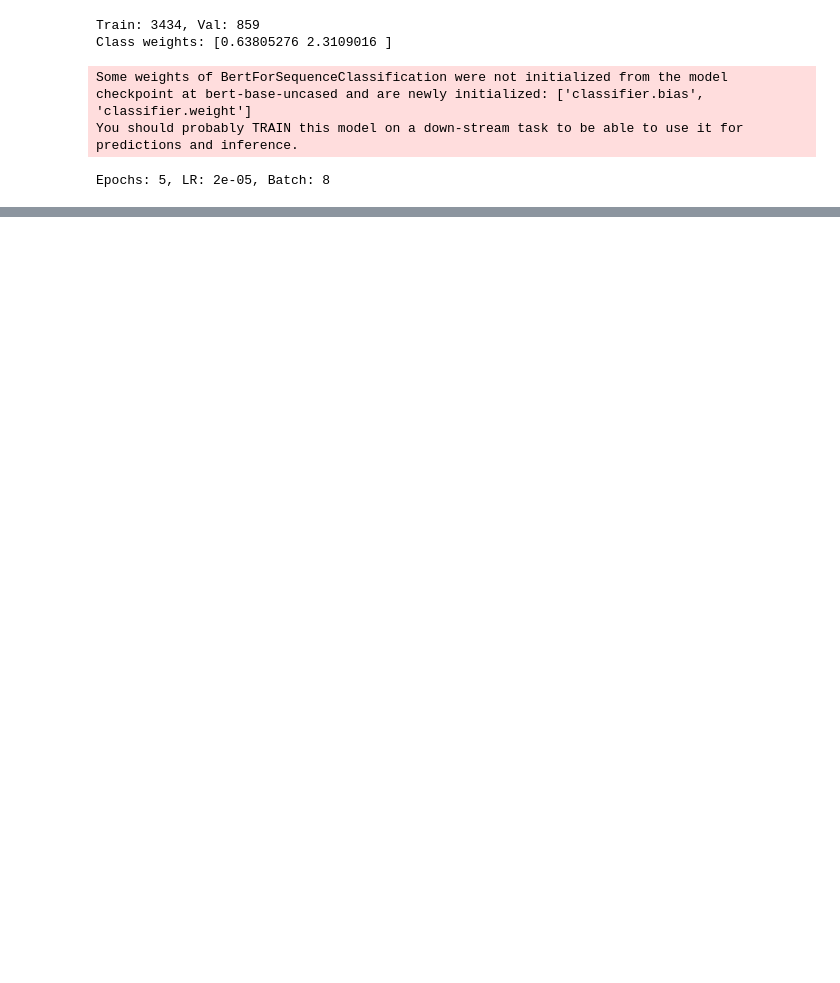
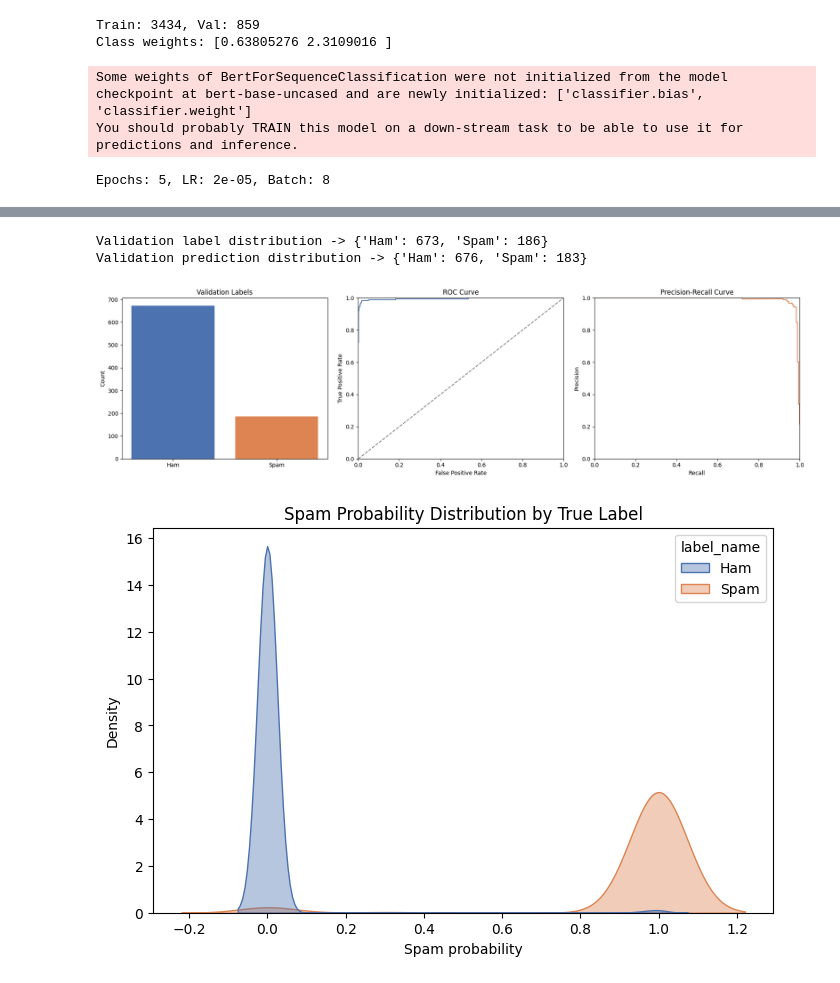
Before and after one commit to 1DeepakSrinivas/CSC4850-ML, a Jupyter notebook: project/spam_email/COLAB_spam_detector.ipynb, the cells around one changed output, grey strips where cells are left out. Cells and saved outputs as stored; diff of their text form; code cells hidden in the pictures; blank space fills up the shorter version.

```diff
--- a/project/spam_email/COLAB_spam_detector.ipynb
+++ b/project/spam_email/COLAB_spam_detector.ipynb
@@ -390 +452,51 @@ weighted avg       0.99      0.99      0.99       859
+# %%
+# Additional validation visualizations
+val_counts = pd.Series(labels).value_counts().rename({0: 'Ham', 1: 'Spam'})
+pred_counts = pd.Series(preds).value_counts().rename({0: 'Ham', 1: 'Spam'})
+
+print("Validation label distribution ->", val_counts.to_dict())
+print("Validation prediction distribution ->", pred_counts.to_dict())
+
+fpr, tpr, _ = roc_curve(labels, val_probs)
+prec_curve, rec_curve, _ = precision_recall_curve(labels, val_probs)
+
+fig, axes = plt.subplots(1, 3, figsize=(18, 5))
+axes[0].bar(val_counts.index, val_counts.values, color=['#4c72b0', '#dd8452'])
+axes[0].set_title('Validation Labels')
+axes[0].set_ylabel('Count')
+
+axes[1].plot(fpr, tpr, color='#4c72b0')
+axes[1].plot([0, 1], [0, 1], '--', color='gray')
+axes[1].set_title('ROC Curve')
+axes[1].set_xlabel('False Positive Rate')
+axes[1].set_ylabel('True Positive Rate')
+axes[1].set_xlim([0, 1])
+axes[1].set_ylim([0, 1])
+
+axes[2].plot(rec_curve, prec_curve, color='#dd8452')
+axes[2].set_title('Precision-Recall Curve')
+axes[2].set_xlabel('Recall')
+axes[2].set_ylabel('Precision')
+axes[2].set_xlim([0, 1])
+axes[2].set_ylim([0, 1])
+
+plt.tight_layout()
+plt.savefig('validation_curves.png', dpi=300, bbox_inches='tight')
+plt.show()
+
+# Probability distribution by true label
+prob_df = pd.DataFrame({'prob': val_probs, 'label': labels})
+prob_df['label_name'] = prob_df['label'].map({0: 'Ham', 1: 'Spam'})
+plt.figure(figsize=(8, 5))
+sns.kdeplot(data=prob_df, x='prob', hue='label_name', fill=True, common_norm=False, palette=['#4c72b0', '#dd8452'], alpha=0.4)
+plt.title('Spam Probability Distribution by True Label')
+plt.xlabel('Spam probability')
+plt.ylabel('Density')
+plt.savefig('validation_probability_density.png', dpi=300, bbox_inches='tight')
+plt.show()
+# %% [output]
+Validation label distribution -> {'Ham': 673, 'Spam': 186}
+Validation prediction distribution -> {'Ham': 676, 'Spam': 183}
+[figure, added]
+[figure, added]
 # %%
```
Also changed, not shown: parts of 14 cells of this notebook.
